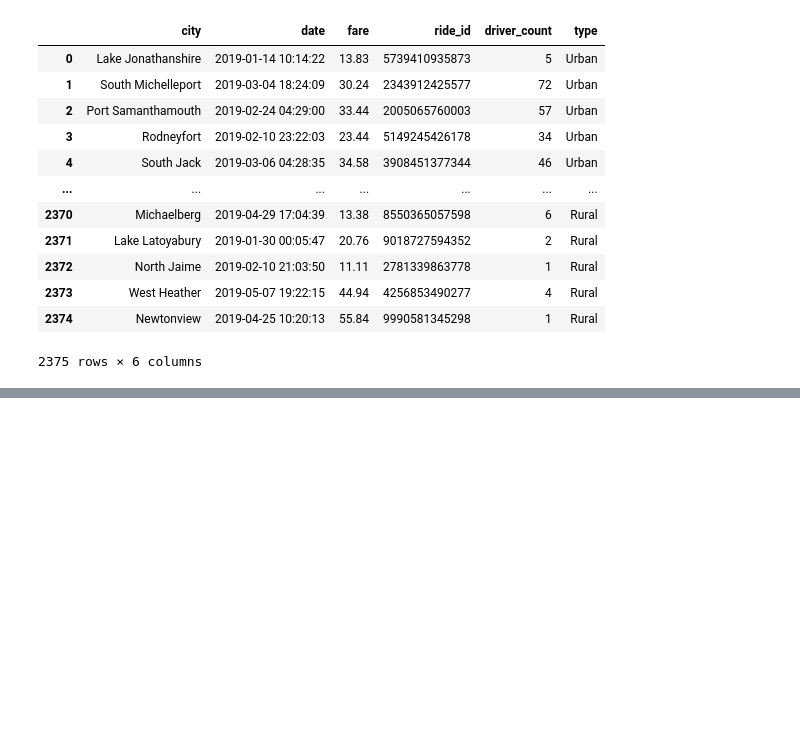
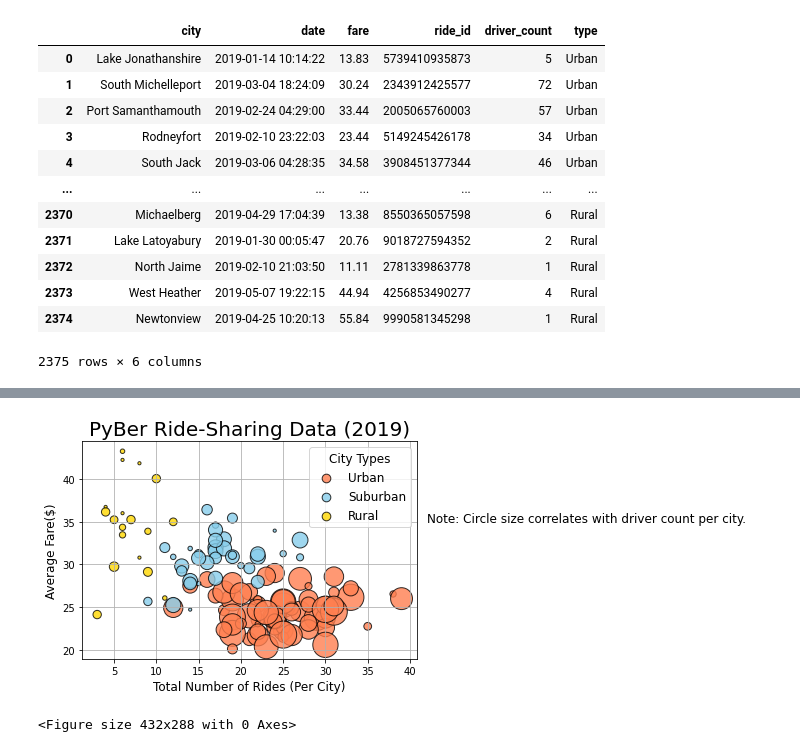
Before and after one commit to ksreeja993/PyBer_Analysis, a Jupyter notebook: PyBer.ipynb, the cells around one changed output, grey strips where cells are left out. Drawn from its saved outputs; the diff is of its cells as text; code cells hidden in the pictures; blank space fills up the shorter version.

```diff
--- a/PyBer.ipynb
+++ b/PyBer.ipynb
@@ -102,0 +266,26 @@ pyber_data_df
+# %%
+plt.scatter(urban_ride_count,urban_avg_fare, s=urban_avg_driver*10, c="coral",edgecolor = "black",alpha = 0.8,label = "Urban", linewidths=1)
+plt.scatter(suburban_ride_count,suburban_avg_fare, s=suburban_avg_driver*10, c="skyblue",edgecolor = "black", label = "Suburban",alpha = 0.8, linewidths=1)
+plt.scatter(rural_ride_count,rural_avg_fare, s=rural_avg_driver*10, c="gold",edgecolor = "black", label = "Rural",alpha = 0.8, linewidths=1)
+
+
+
+plt.xlabel("Total Number of Rides (Per City)",fontsize=12)
+plt.ylabel("Average Fare($)",fontsize=12)
+plt.title("PyBer Ride-Sharing Data (2019)", fontsize=20)
+plt.legend()
+lgnd = plt.legend(fontsize="12", mode="Expanded",
+         scatterpoints=1, loc="best", title="City Types")
+lgnd.legendHandles[0]._sizes = [75]
+lgnd.legendHandles[1]._sizes = [75]
+lgnd.legendHandles[2]._sizes = [75]
+lgnd.get_title().set_fontsize(12)
+
+plt.grid(True)
+
+plt.text(42, 35, "Note: Circle size correlates with driver count per city.", fontsize="12")
+plt.show()
+plt.savefig("Analysis/Fig1.png")
+# %% [output]
+[figure, added]
+<Figure size 432x288 with 0 Axes>
```
Also changed, not shown: parts of 16 cells of this notebook, 1 other file.
